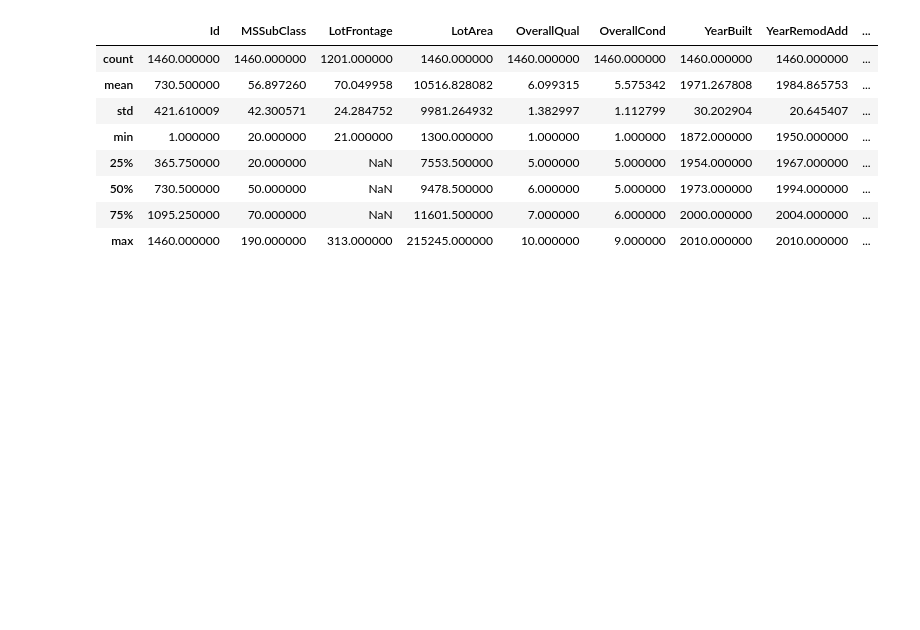
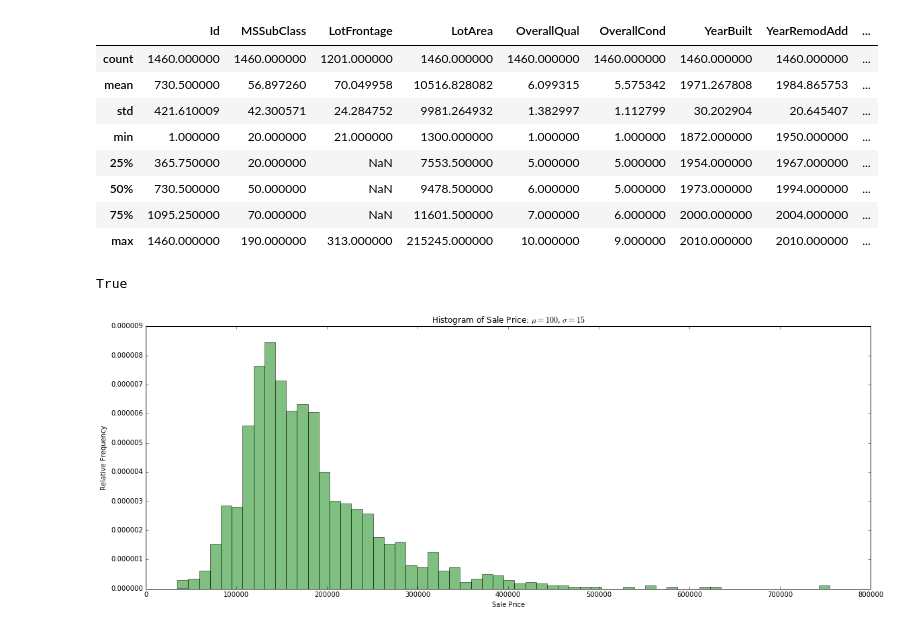
Before and after one commit to ketansahils/HousePricesAdvRegressionTech, a Jupyter notebook: housing_prices.ipynb, the cells around one changed output. Saved outputs shown, nothing was run; the diff lists cells and outputs as text; code cells hidden in the pictures; blank space fills up the shorter version.

Commit message:
Add visualizations of Sales Price column

```diff
--- a/housing_prices.ipynb
+++ b/housing_prices.ipynb
@@ -23,0 +30,17 @@ data.describe()
+# %%
+len(catg_cols)+len(X_num_cols)+len(y_num_cols) == len(data.columns)
+# %% [output]
+True
+# %%
+x = data.SalePrice
+num_bins = 60
+
+plt.figure(figsize=(20,7))
+n, bins, patches = plt.hist(x, num_bins, normed=1, facecolor='green', alpha=0.5)
+plt.xlabel('Sale Price')
+plt.ylabel('Relative Frequency')
+plt.title(r'Histogram of Sale Price: $\mu=100$, $\sigma=15$')
+plt.subplots_adjust(left=0.15)
+plt.show()
+# %% [output]
+[figure, added]
```
Also changed, not shown: parts of 3 cells of this notebook.
